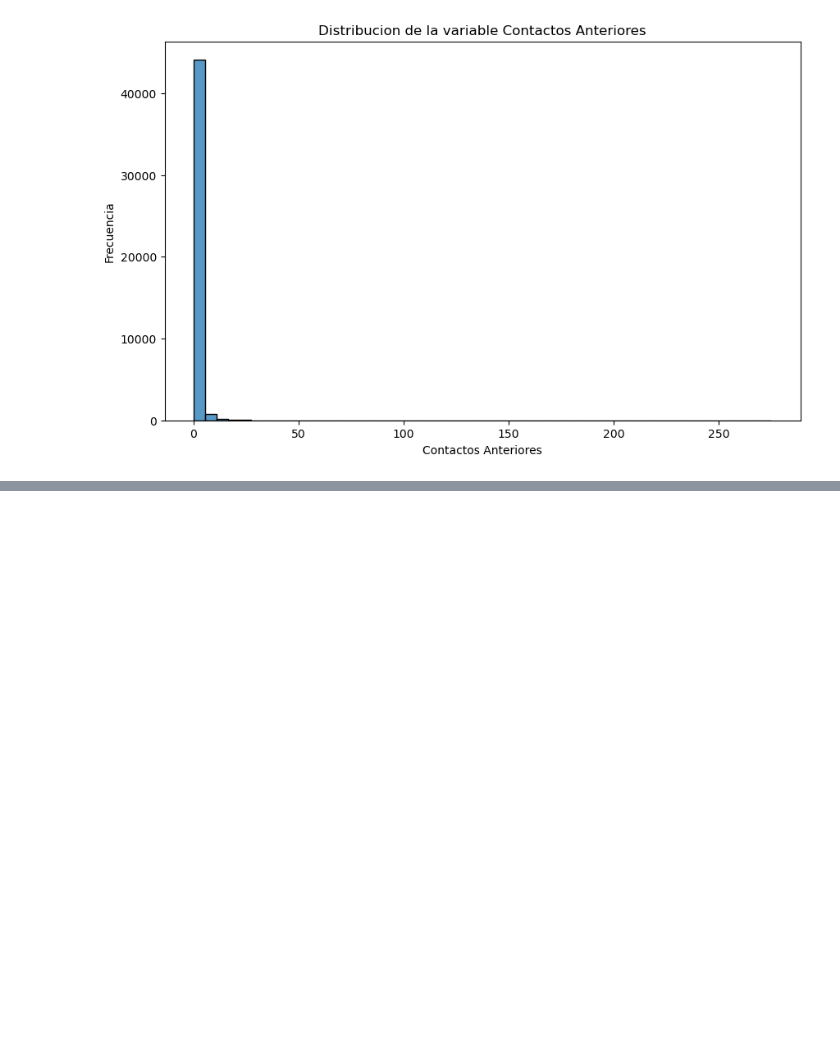
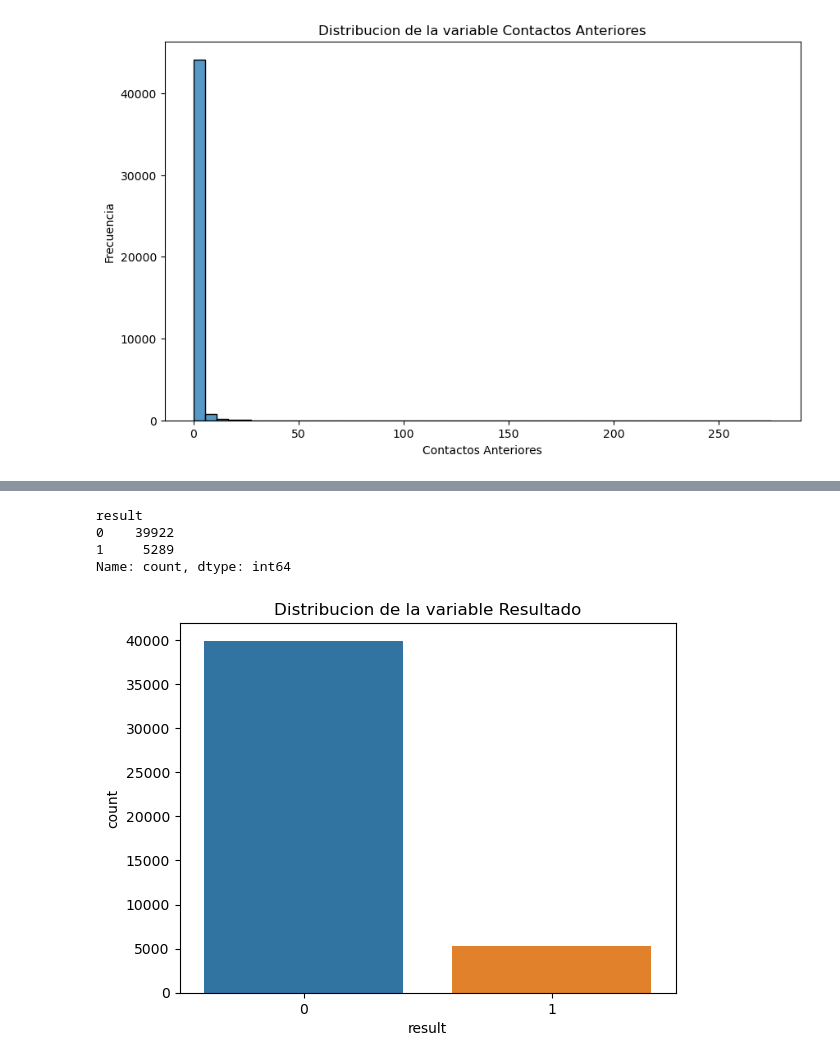
Before and after one commit to juandtap/IA_practica_05, a Jupyter notebook: practica_05_fase_1_preparacion_datos.ipynb, the cells around one changed output, grey strips where cells are left out. Cells and saved outputs as stored; diff of their text form; code cells hidden in the pictures; blank space fills up the shorter version.

```diff
--- a/practica_05_fase_1_preparacion_datos.ipynb
+++ b/practica_05_fase_1_preparacion_datos.ipynb
@@ -657,0 +698,5 @@ plt.show()
+# %%
+variablenum = 'result'
+variablenum_esp ='Resultado'
+
+dataframe[variablenum].describe()
@@ -658,3 +713,13 @@ plt.show()
+# %%
+sns.countplot(x=dataframe[variablenum])
+plt.title(f"Distribucion de la variable {variablenum_esp}")
+dataframe[variablenum].value_counts()
+# %% [output]
+result
+0    39922
+1     5289
+Name: count, dtype: int64
+[figure, added]
 # %% [markdown]
 ### Analisis de correlacion inicial
 
```
Also changed, not shown: parts of 39 cells of this notebook, 2 other files.
